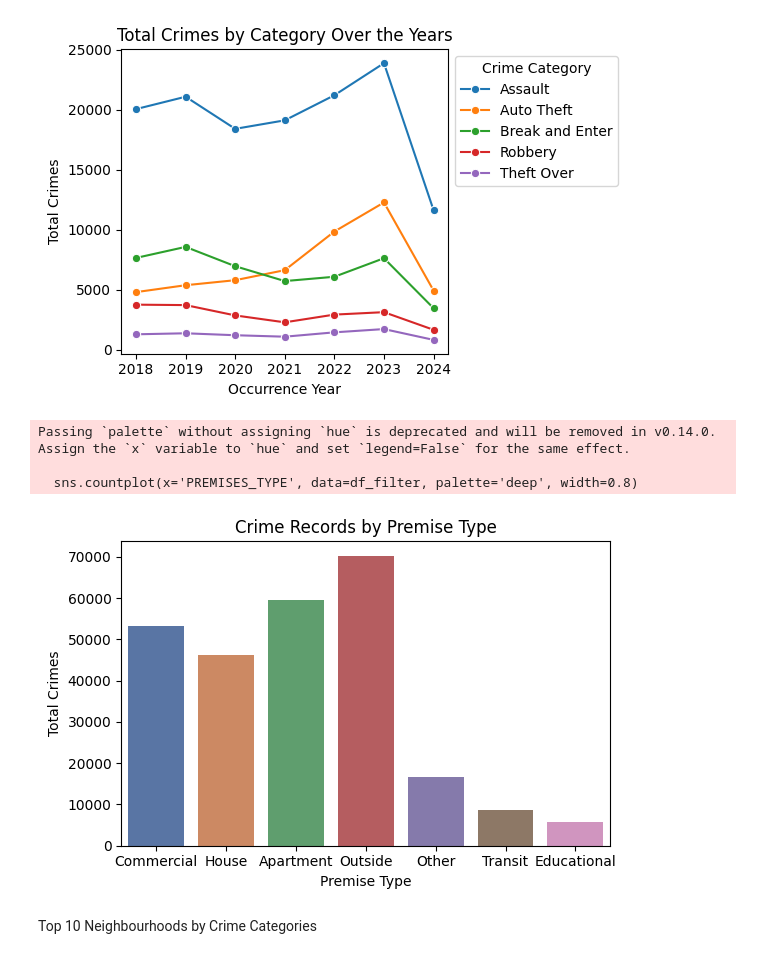
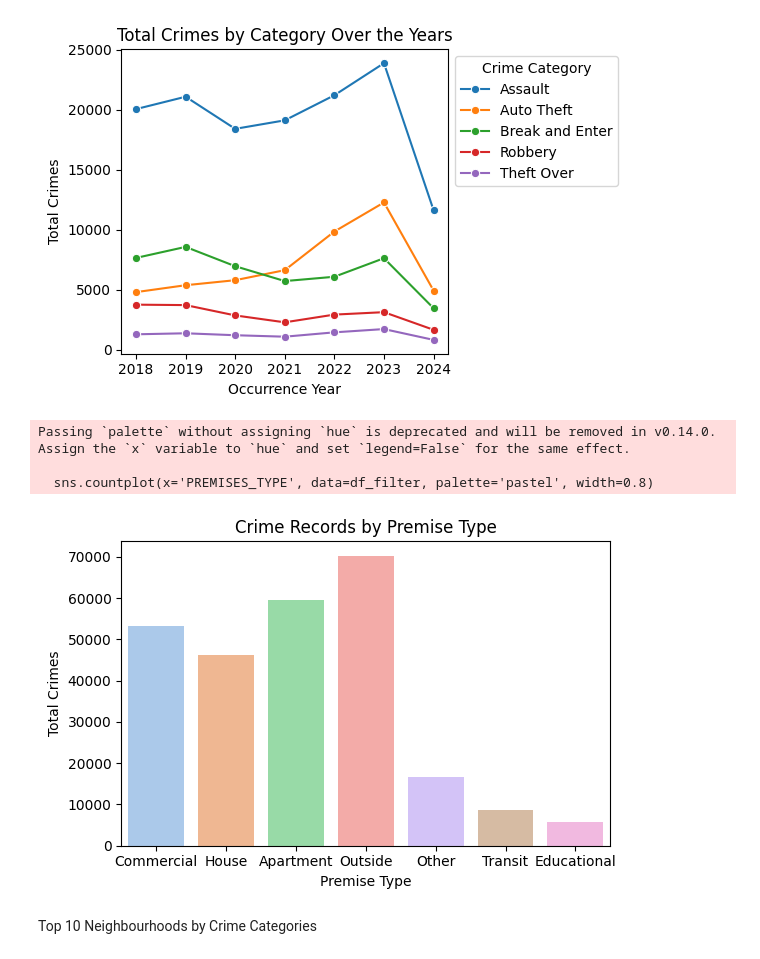
Before and after one commit to obDann/AI-Project-Toronto-Major-Crime-Indicators, a Jupyter notebook: Toronto_Police.ipynb, the cells around one changed output. Saved outputs shown, nothing was run; the diff lists cells and outputs as text; code cells hidden in the pictures.

```diff
--- a/Toronto_Police.ipynb
+++ b/Toronto_Police.ipynb
@@ -319,22 +319,22 @@ plt.show()
 # %%
 # Create a bar plot for crime records by premise type
 plt.figure(figsize=(6, 4))
-sns.countplot(x='PREMISES_TYPE', data=df_filter, palette='deep', width=0.8)
+sns.countplot(x='PREMISES_TYPE', data=df_filter, palette='pastel', width=0.8)
 
 plt.title("Crime Records by Premise Type")
 plt.xlabel("Premise Type")
 plt.ylabel("Total Crimes")
 
 # Remove the legend
 plt.legend([], [], frameon=False)
 
 plt.tight_layout()
 plt.show()
 # %% [output]
 Passing `palette` without assigning `hue` is deprecated and will be removed in v0.14.0. Assign the `x` variable to `hue` and set `legend=False` for the same effect.
 
-  sns.countplot(x='PREMISES_TYPE', data=df_filter, palette='deep', width=0.8)
+  sns.countplot(x='PREMISES_TYPE', data=df_filter, palette='pastel', width=0.8)
-[figure, old version]
+[figure, new version]
 # %% [markdown]
 Top 10 Neighbourhoods by Crime Categories
 # %%
```
Also changed, not shown: parts of 13 cells of this notebook.
